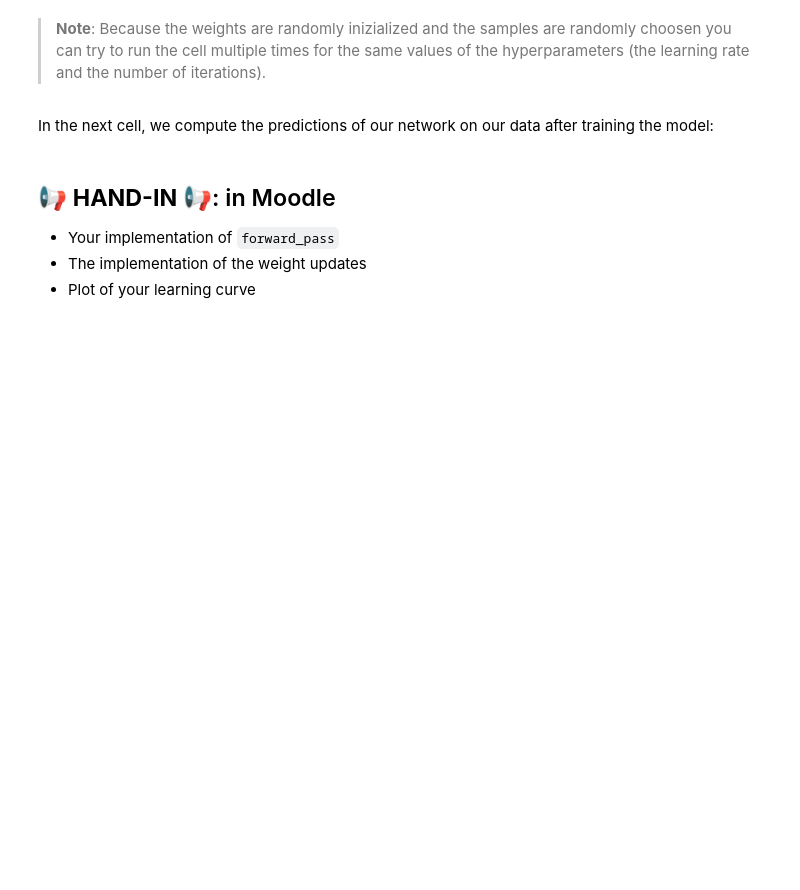
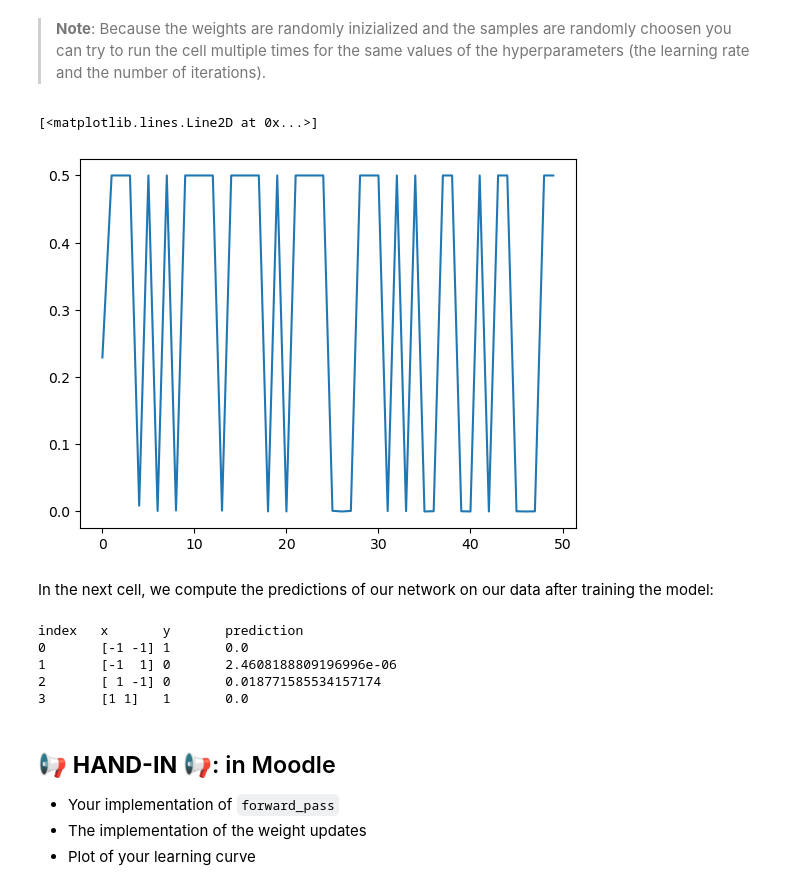
Before and after one commit to FPGSchiba/zhaw-bachelor, a Jupyter notebook: semester-5/machine-learning-1/L06_Neural_Networks_ASSIGNMENT.ipynb, the cells around one changed output. Saved outputs shown, nothing was run; the diff lists cells and outputs as text; code cells hidden in the pictures; blank space fills up the shorter version.

```diff
--- a/semester-5/machine-learning-1/L06_Neural_Networks_ASSIGNMENT.ipynb
+++ b/semester-5/machine-learning-1/L06_Neural_Networks_ASSIGNMENT.ipynb
@@ -221,9 +228,7 @@ def forward_pass(
 
     Note: numpy array indices start from 0 not from 1
     """
-
-    # TODO
-    return ...
+    return u @ activation(activation(x @ W))
 # %% [markdown]
 In the next cell, we compute the predictions of our network for our data:
 # %%
@@ -312,37 +323,46 @@ where $\alpha$ denotes the learning rate.
 # %%
 W, u = initialize_weights()
 
-learning_rate = ...   # choose a learning rate
-n_steps = ...         # choose a number of training iterations
+learning_rate = 0.1   # choose a learning rate
+n_steps = 50         # choose a number of training iterations
 
 losses = []
 
 for t in range(n_steps):
 
   # randomly sample one of the 4 data points
   sample_ix = rng.integers(0,4)
   x_t = X[sample_ix]
   y_t = y[sample_ix]
 
   # compute and log squared error for the current sample
   loss = 0.5 * (y_t - forward_pass(x_t, W, u))**2
   losses.append(loss)
 
   # compute gradients (partial derivatives of our weights)
   grad_u, grad_w = grads(y_t, x_t, W, u)
 
   # update the weights (model parameters)
-  W = ...
-  u = ...
+  W = W - learning_rate * grad_w
+  u = u - learning_rate * grad_u
 
 # plot learning curve
 plt.plot(np.arange(n_steps), losses)
+# %% [output]
+[<matplotlib.lines.Line2D at 0x...>]
+[figure, added]
 # %% [markdown]
 In the next cell, we compute the predictions of our network on our data after training the model:
 # %%
 print("index", "x", "y", "prediction", sep="\t")
 for i in range(4):
   print(i, X[i, :], y[i], forward_pass(X[i, :], W, u), sep="\t")
+# %% [output]
+index   x       y       prediction
+0       [-1 -1] 1       0.0
+1       [-1  1] 0       2.4608188809196996e-06
+2       [ 1 -1] 0       0.018771585534157174
+3       [1 1]   1       0.0
 # %% [markdown]
 ## 📢 **HAND-IN** 📢: in Moodle
 
```
Also changed, not shown: parts of 10 cells of this notebook, 1 other file.
